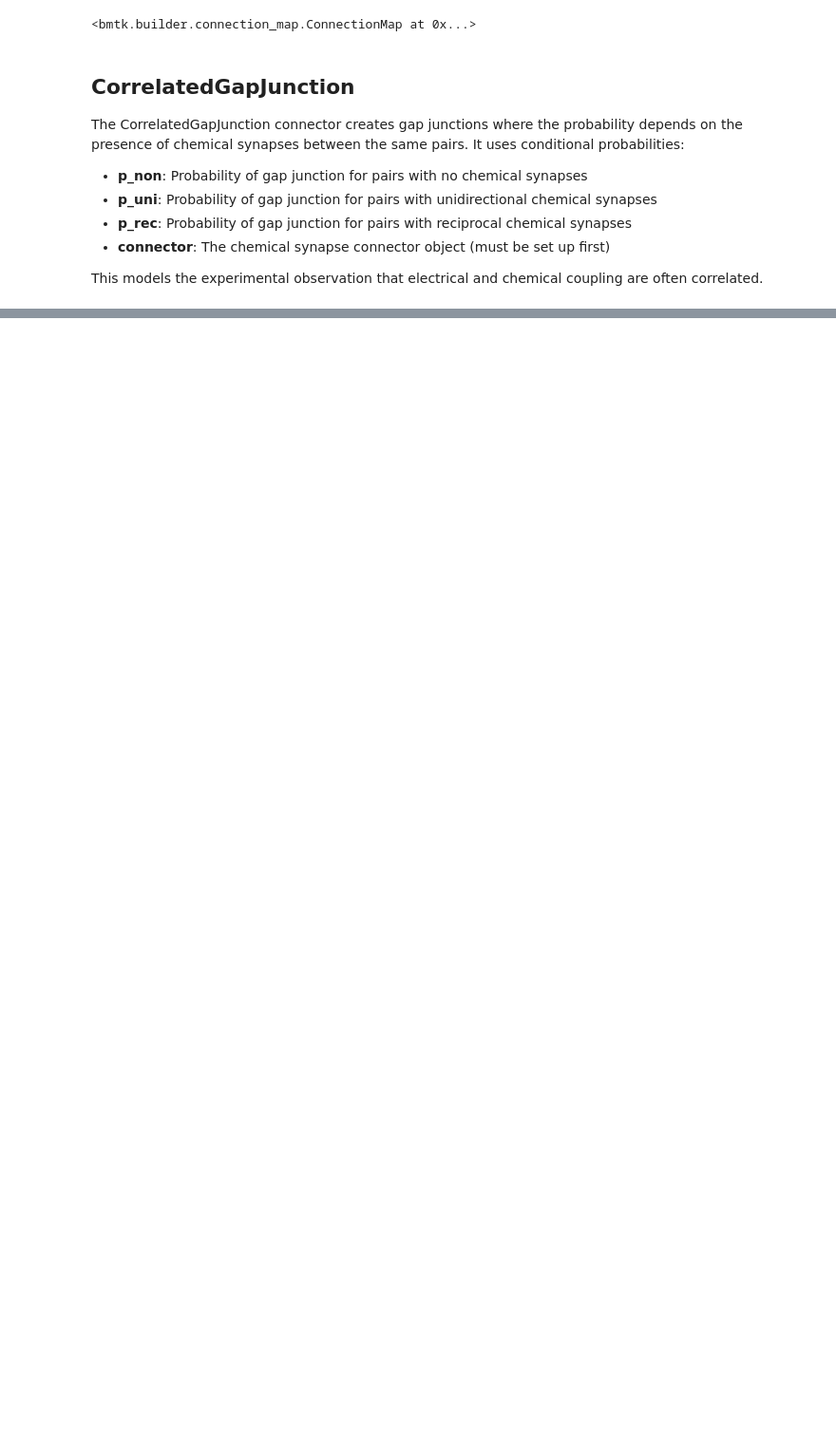
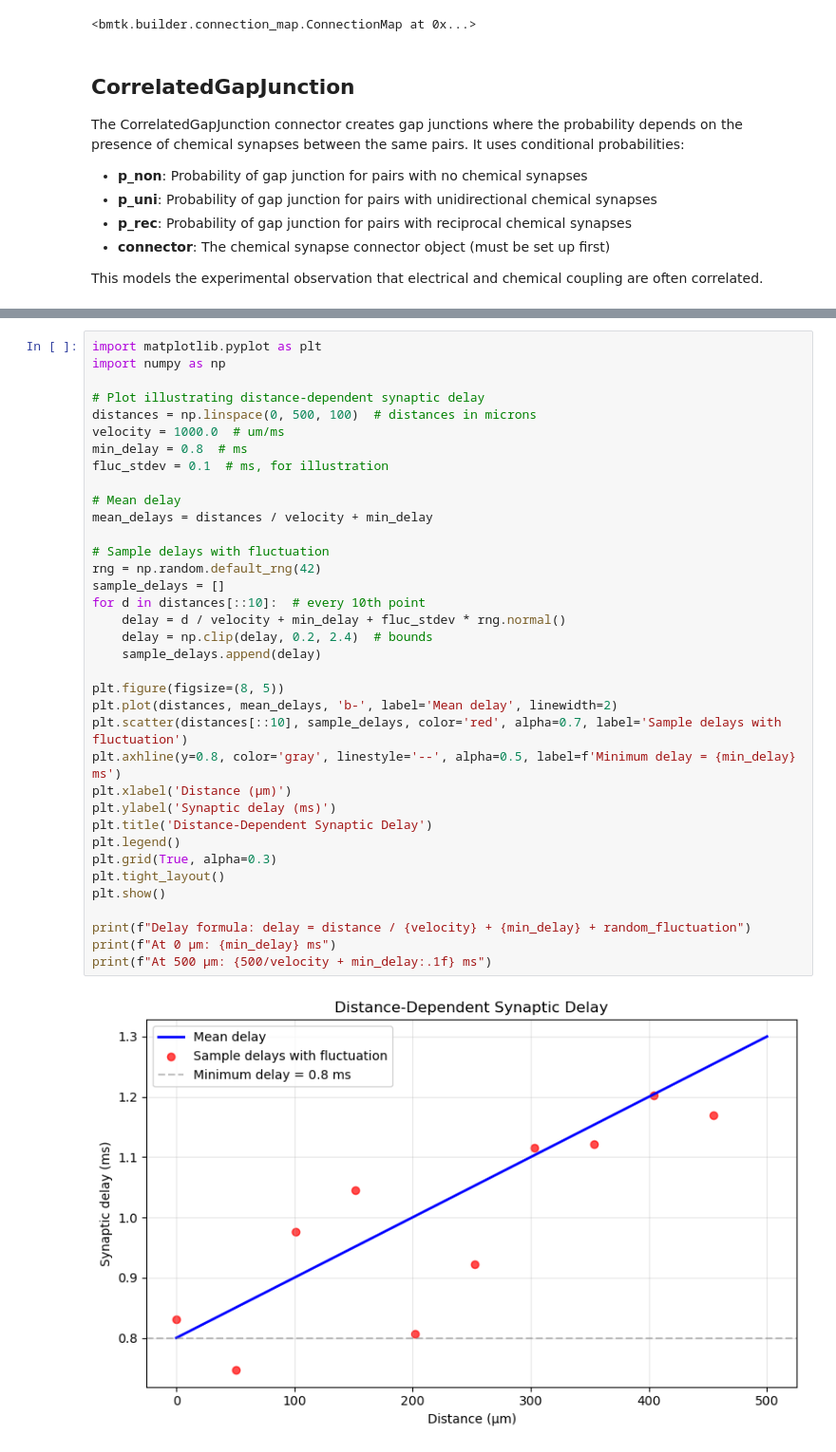
Before and after one commit to cyneuro/bmtool, a Jupyter notebook: docs/examples/notebooks/connectors/connectors.ipynb, the cells around one changed output, grey strips where cells are left out. Shown at 95% size. Cells and saved outputs as stored; diff of their text form; blank space fills up the shorter version.

```diff
--- a/docs/examples/notebooks/connectors/connectors.ipynb
+++ b/docs/examples/notebooks/connectors/connectors.ipynb
@@ -226,0 +269,38 @@ Total edges in network: 22445
+# %%
+import matplotlib.pyplot as plt
+import numpy as np
+
+# Plot illustrating distance-dependent synaptic delay
+distances = np.linspace(0, 500, 100)  # distances in microns
+velocity = 1000.0  # um/ms
+min_delay = 0.8  # ms
+fluc_stdev = 0.1  # ms, for illustration
+
+# Mean delay
+mean_delays = distances / velocity + min_delay
+
+# Sample delays with fluctuation
+rng = np.random.default_rng(42)
+sample_delays = []
+for d in distances[::10]:  # every 10th point
+    delay = d / velocity + min_delay + fluc_stdev * rng.normal()
+    delay = np.clip(delay, 0.2, 2.4)  # bounds
+    sample_delays.append(delay)
+
+plt.figure(figsize=(8, 5))
+plt.plot(distances, mean_delays, 'b-', label='Mean delay', linewidth=2)
+plt.scatter(distances[::10], sample_delays, color='red', alpha=0.7, label='Sample delays with fluctuation')
+plt.axhline(y=0.8, color='gray', linestyle='--', alpha=0.5, label=f'Minimum delay = {min_delay} ms')
+plt.xlabel('Distance (μm)')
+plt.ylabel('Synaptic delay (ms)')
+plt.title('Distance-Dependent Synaptic Delay')
+plt.legend()
+plt.grid(True, alpha=0.3)
+plt.tight_layout()
+plt.show()
+
+print(f"Delay formula: delay = distance / {velocity} + {min_delay} + random_fluctuation")
+print(f"At 0 μm: {min_delay} ms")
+print(f"At 500 μm: {500/velocity + min_delay:.1f} ms")
+# %% [output]
+[figure, added]
```
Also changed, not shown: parts of 21 cells of this notebook, 7 other files.
